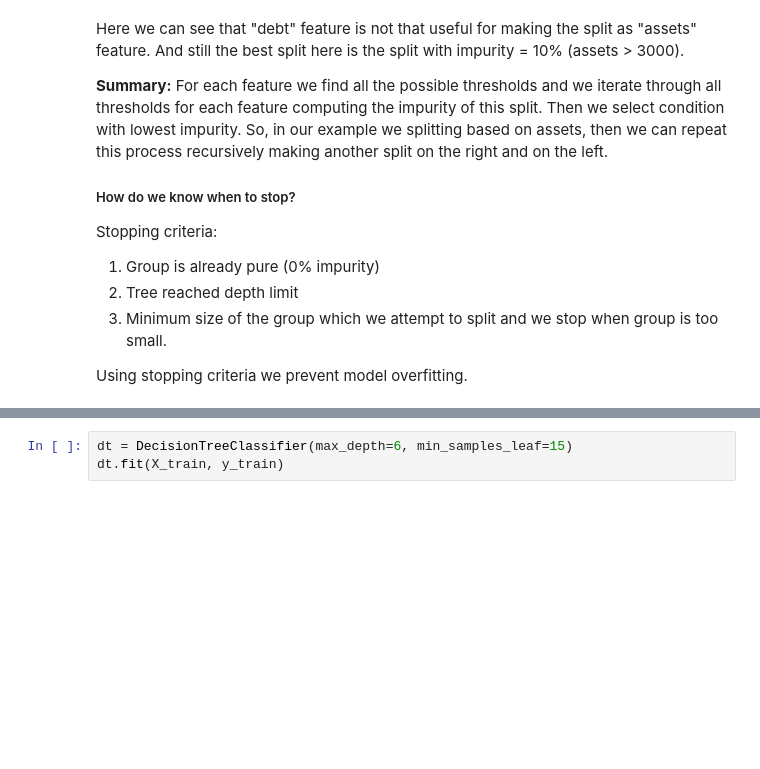
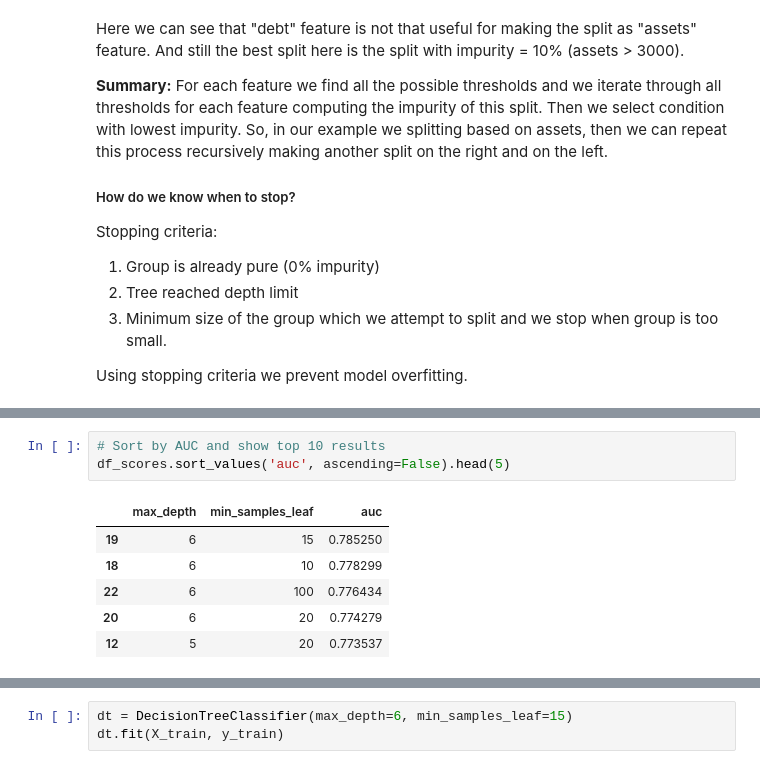
Before and after one commit to ekhlebus/ml-zoomcamp, a Jupyter notebook: 06-trees/notebook.ipynb, the cells around one changed output, grey strips where cells are left out. Cells and saved outputs as stored; diff of their text form; blank space fills up the shorter version.

```diff
--- a/06-trees/notebook.ipynb
+++ b/06-trees/notebook.ipynb
@@ -778 +825,11 @@ df_scores = pd.DataFrame(scores, columns=columns)
+# %%
+# Sort by AUC and show top 10 results
+df_scores.sort_values('auc', ascending=False).head(5)
+# %% [output]
+|  | max_depth | min_samples_leaf | auc |
+| 19 | 6 | 15 | 0.785250 |
+| 18 | 6 | 10 | 0.778299 |
+| 22 | 6 | 100 | 0.776434 |
+| 20 | 6 | 20 | 0.774279 |
+| 12 | 5 | 20 | 0.773537 |
 # %%
```
Also changed, not shown: parts of 13 cells of this notebook.
